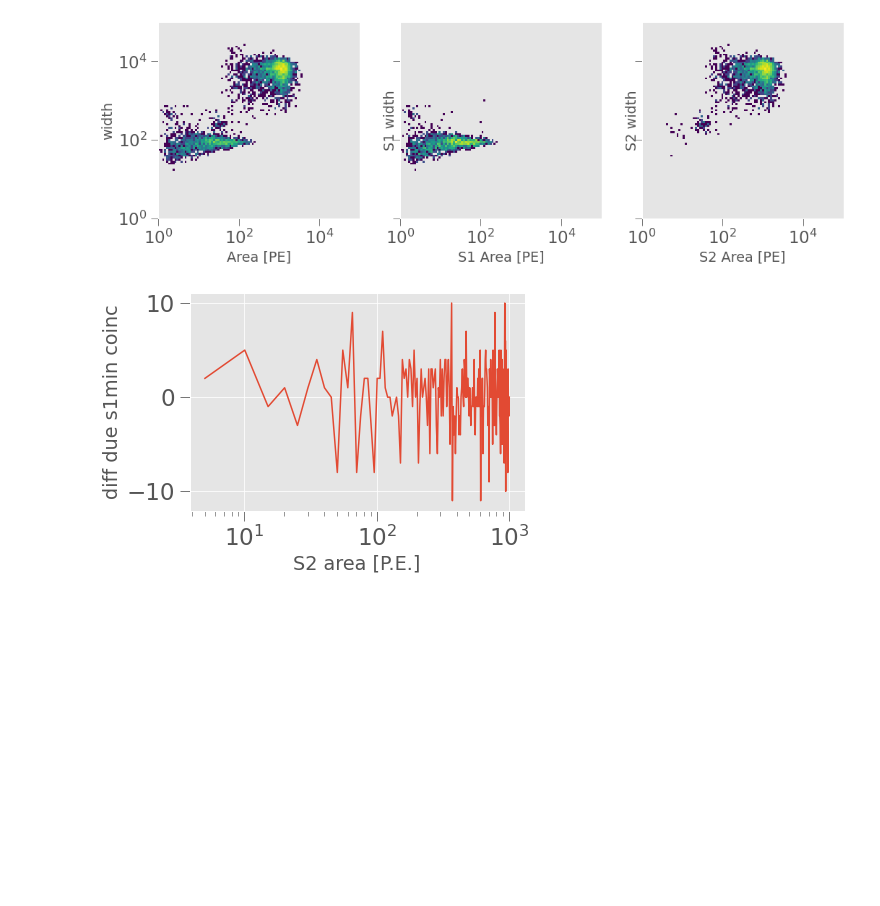
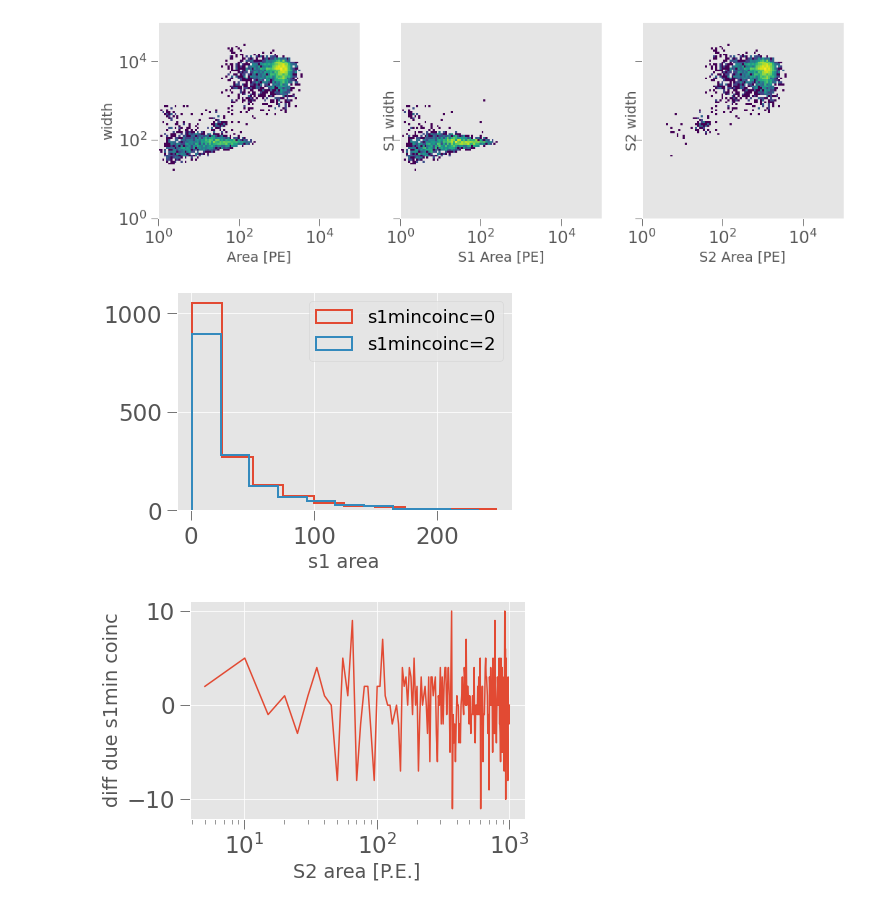
Before and after one commit to XENONnT/multimessenger, a Jupyter notebook: notebooks/SNAX-package_tutorial2-simulated_data.ipynb, the cells around one changed output. Drawn from its saved outputs; the diff is of its cells as text; code cells hidden in the pictures; blank space fills up the shorter version.

```diff
--- a/notebooks/SNAX-package_tutorial2-simulated_data.ipynb
+++ b/notebooks/SNAX-package_tutorial2-simulated_data.ipynb
@@ -158,6 +143,5 @@ np.min(truth['time'])*1e-9
 # %%
-peak_basics = st.get_df("Nakazato7_highstat", "peak_basics")
-peak_positions = st.get_df("Nakazato7_highstat", "peak_positions")
+peak_basics = st.get_df("Nakazato7_highstat", ["peak_basics", "peak_positions"])
 # %% [output]
 WARNING:strax:Option gain_model_nv not taken by any registered plugin
 WARNING:strax:Option gain_model_mv not taken by any registered plugin
@@ -241,5 +208,5 @@ m.display_simulation_history
 # %%
-peak_basics2 = st2.get_df("Nakazato7_highstat_st2", "peak_basics")
+peak_basics2 = st2.get_df("Nakazato7_highstat_st2", ["peak_basics","peak_positions"])
 # %% [output]
 WARNING:strax:Option gain_model_nv not taken by any registered plugin
 WARNING:strax:Option gain_model_mv not taken by any registered plugin
@@ -272,6 +248,13 @@ ax2.set_xscale("log"); ax2.set_yscale("log")
 ax2.set_xlabel("S2 Area [PE]"); ax2.set_ylabel("S2 width");
 # %% [output]
 [figure]
+# %%
+plt.hist(peak_s12['area'], bins=10, histtype='step', lw=2, label='s1mincoinc=0');
+plt.hist(peak_s1['area'], bins=10, histtype='step', lw=2, label='s1mincoinc=2');
+plt.xlabel('s1 area')
+plt.legend();
+# %% [output]
+[figure, added]
 # %%
 len(peak_s22), len(peak_s2)
 bins = np.linspace(0, 1000, 200)
```
Also changed, not shown: parts of 19 cells of this notebook.
